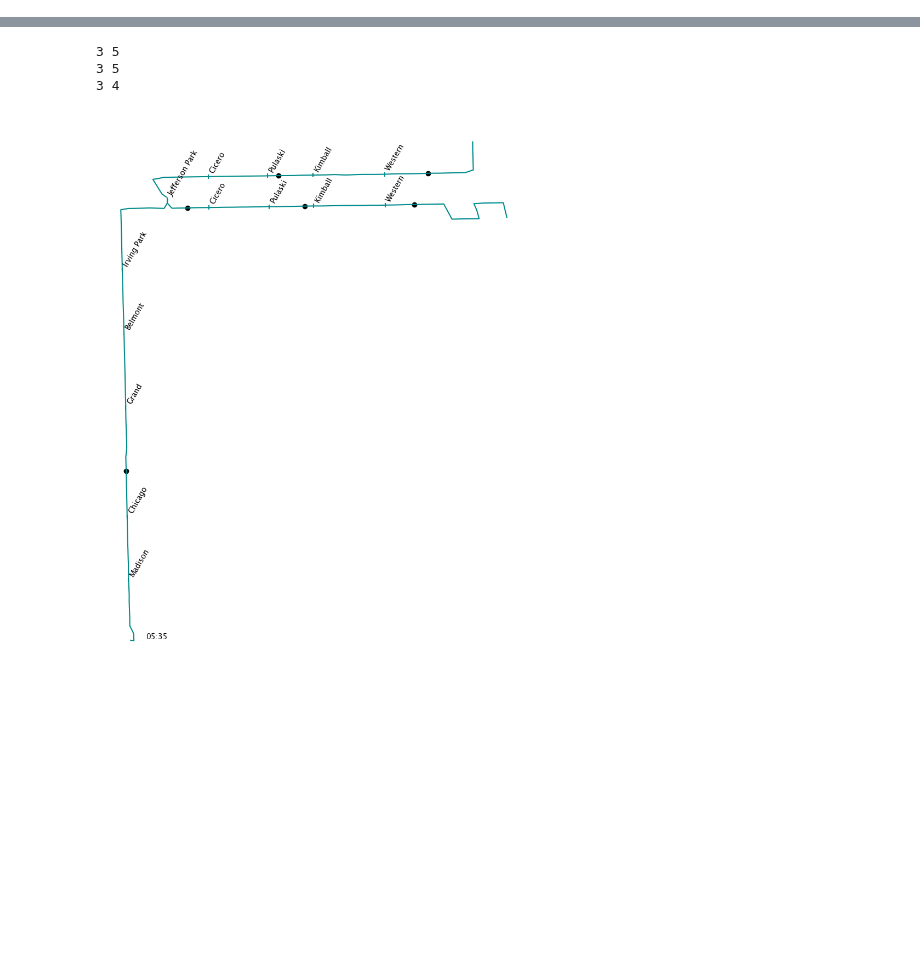
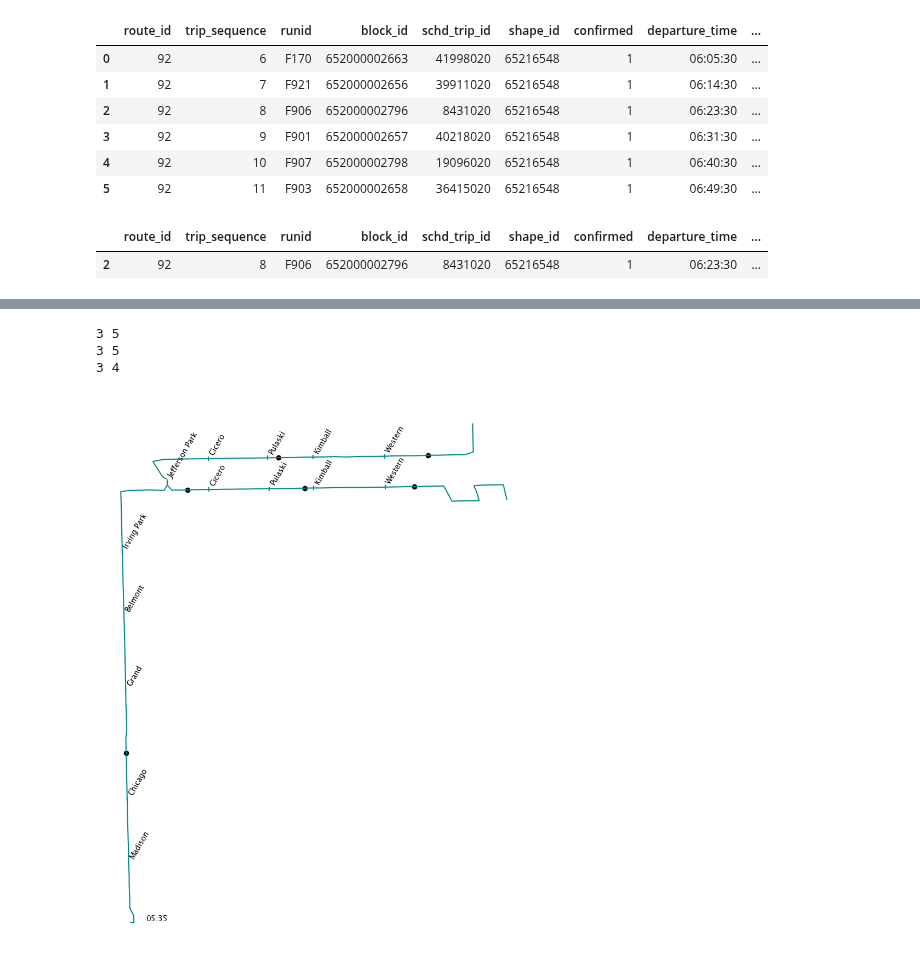
Before and after one commit to joerovar/transit-centric-smart-mobility-system, a Jupyter notebook: src/04_SIMULATION/playground.ipynb, the cells around one changed output, grey strips where cells are left out. Drawn from its saved outputs; the diff is of its cells as text; code cells hidden in the pictures; blank space fills up the shorter version.

```diff
--- a/src/04_SIMULATION/playground.ipynb
+++ b/src/04_SIMULATION/playground.ipynb
@@ -24,0 +284,15 @@ print(env.hist_date)
+# %%
+rts_info['92']['trips_now']
+# %% [output]
+|  | route_id | trip_sequence | runid | block_id | schd_trip_id | shape_id | confirmed | departure_time | ... |
+| 0 | 92 | 6 | F170 | 652000002663 | 41998020 | 65216548 | 1 | 06:05:30 | ... |
+| 1 | 92 | 7 | F921 | 652000002656 | 39911020 | 65216548 | 1 | 06:14:30 | ... |
+| 2 | 92 | 8 | F906 | 652000002796 | 8431020 | 65216548 | 1 | 06:23:30 | ... |
+| 3 | 92 | 9 | F901 | 652000002657 | 40218020 | 65216548 | 1 | 06:31:30 | ... |
+| 4 | 92 | 10 | F907 | 652000002798 | 19096020 | 65216548 | 1 | 06:40:30 | ... |
+| 5 | 92 | 11 | F903 | 652000002658 | 36415020 | 65216548 | 1 | 06:49:30 | ... |
+# %%
+rt_infos['92']['next_confirmed_trip']
+# %% [output]
+|  | route_id | trip_sequence | runid | block_id | schd_trip_id | shape_id | confirmed | departure_time | ... |
+| 2 | 92 | 8 | F906 | 652000002796 | 8431020 | 65216548 | 1 | 06:23:30 | ... |
```
Also changed, not shown: parts of 32 cells of this notebook, 4 other files.
